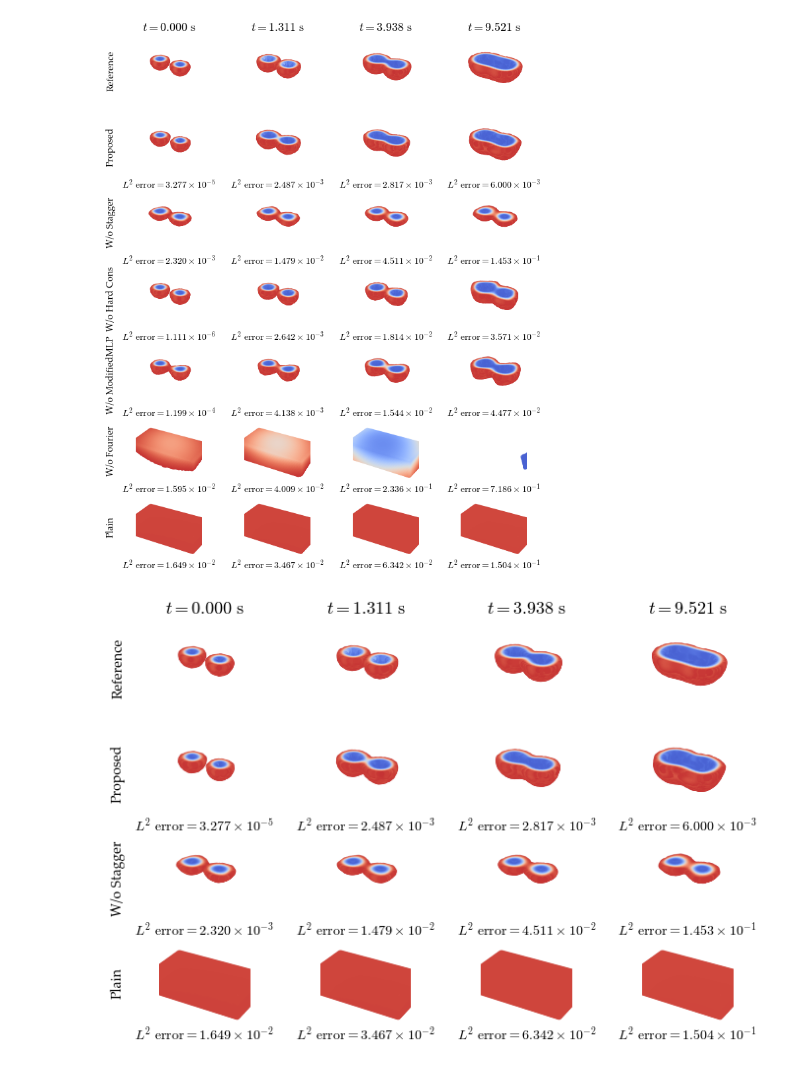
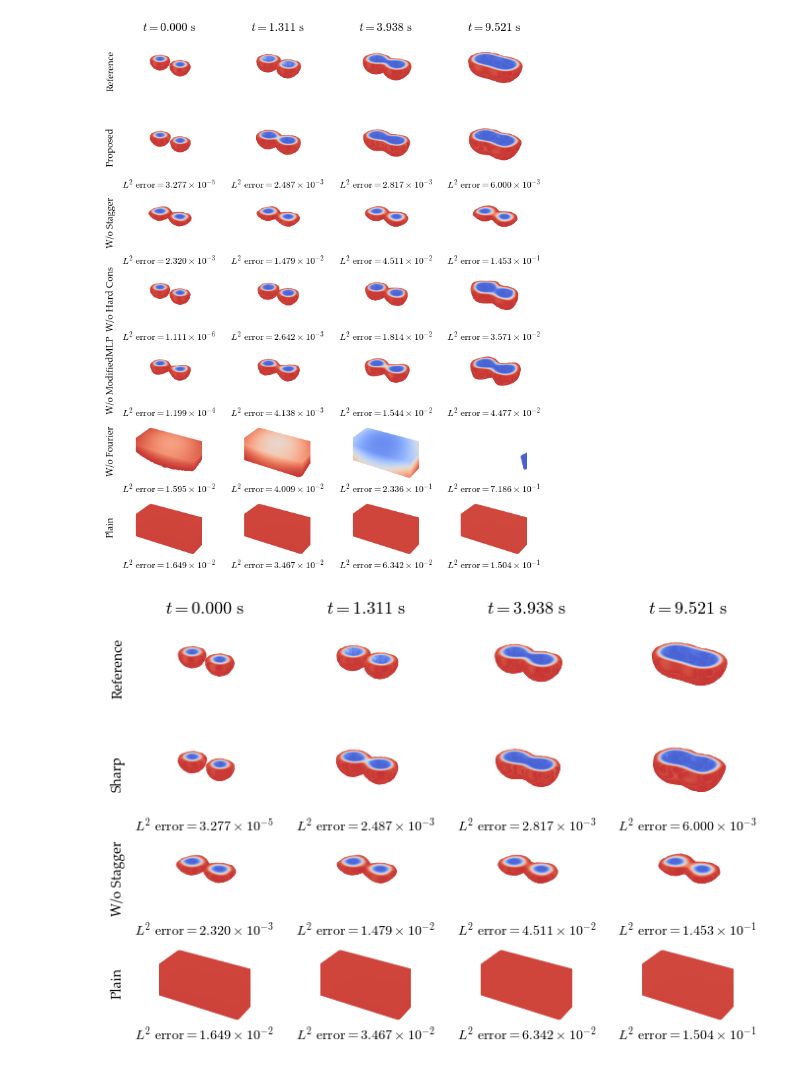
Before and after one commit to NanxiiChen/sharp-pinns, a Jupyter notebook: eval/eval-3d-2pits.ipynb, the cells around one changed output. Cells and saved outputs as stored; diff of their text form; code cells hidden in the pictures.

```diff
--- a/eval/eval-3d-2pits.ipynb
+++ b/eval/eval-3d-2pits.ipynb
@@ -586,7 +586,7 @@ fig = plt.figure(figsize=(12, 8))
 gs = gridspec.GridSpec(4*2 + 1, 5, width_ratios=[0.1, 1, 1, 1, 1], height_ratios=[0.1,] + [1, 0.05]*4,)
 model_panels = [net, net_no_stagger, net_plain]
 
-row_names = ["Reference", "Proposed", "W/o Stagger",
+row_names = ["Reference", "Sharp", "W/o Stagger",
              "Plain"]
 for idx, row_name in enumerate(row_names):
     ax = fig.add_subplot(gs[idx*2+1, 0])
@@ -628,31 +628,31 @@ for idx, tic in enumerate(ts):
             sol = model.net_u(geotime).detach().cpu().numpy()
         ax = fig.add_subplot(gs[model_idx*2+3, idx+1], **subplot_kw)
 
         idx_interface_sol = np.where((sol[:, 0] > 0.05) & (sol[:, 0] < 0.95))[0]
 
         ax.scatter(mesh_points[idx_interface_sol, 0], mesh_points[idx_interface_sol, 1],
                     mesh_points[idx_interface_sol, 2], c=sol[idx_interface_sol, 0],
                     cmap="coolwarm", label="phi", vmin=0, vmax=1)
         avg_depth = np.mean(
             (mesh_points[idx_interface_sol, 0]**2 \
             + mesh_points[idx_interface_sol, 1]**2 \
             + mesh_points[idx_interface_sol, 2]**2) ** 0.5
         )
         ax.set_axis_off()
         ax.set(xlim=(-0.5, 0.5), ylim=(-0.25, 0.25), zlim=(0.25, 0.),)
         ax.view_init(elev=30, azim=120)
 
         diff = np.abs(sol[:, 0] - truth[:, 0])
 
         ax = fig.add_subplot(gs[model_idx*2+4, idx+1])
         # ax.text2D(0.5, 0.99, "$" + format_with_scitific(np.mean(diff**2)) + "$",
         #       fontsize=18, verticalalignment='top', horizontalalignment='center', transform=ax.transAxes)
 
         ax.text(0.5, 0.5, "$" + format_with_scitific(np.mean(diff**2)) + "$",
                 verticalalignment='center', horizontalalignment='center')
         ax.set_axis_off()
 
 plt.subplots_adjust(wspace=0.1, hspace=0.1)
 plt.savefig("./figures/3d-2pits-phi-fields-comparison-stagger.png", dpi=300, bbox_inches="tight")
 # %% [output]
-[figure, old version]
+[figure, new version]
```
Also changed, not shown: 11 other files.
